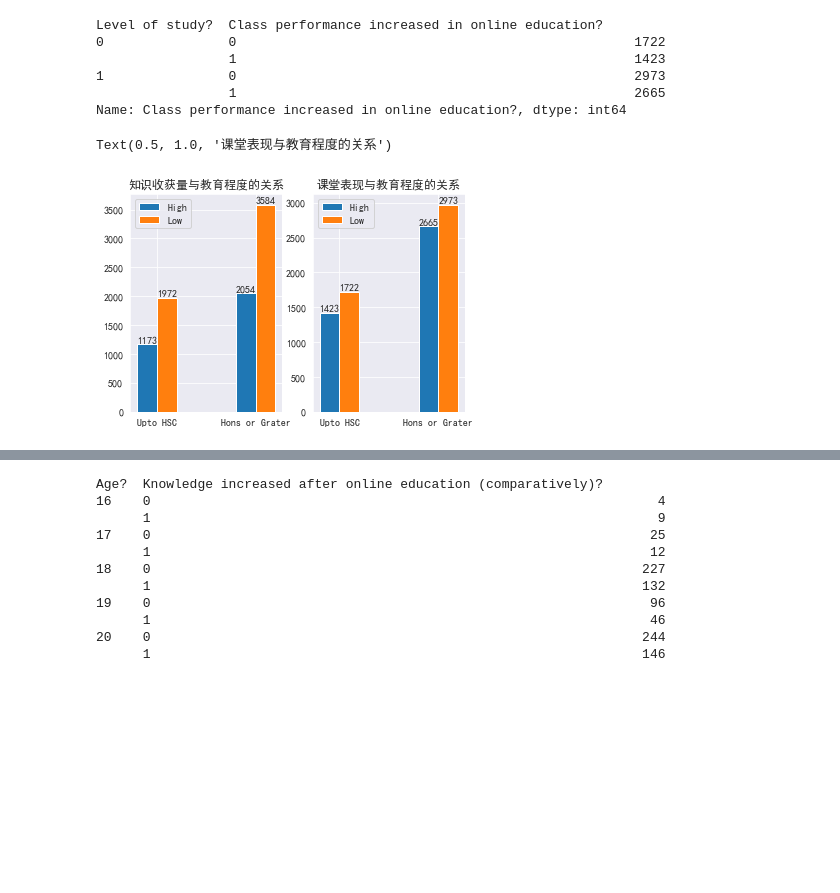
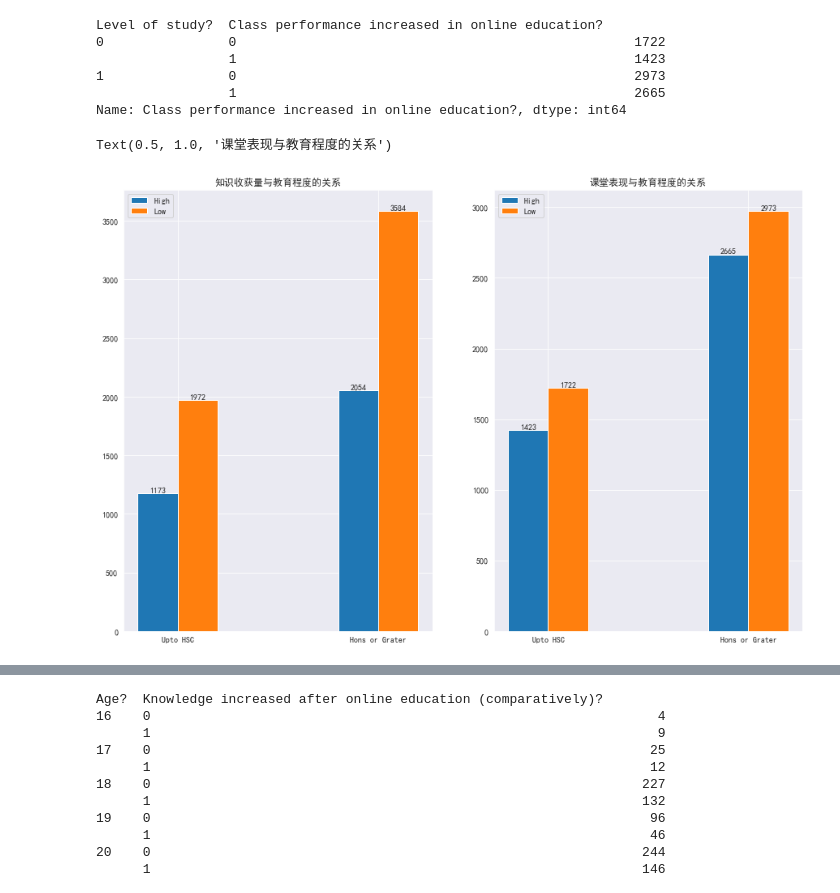
Before and after one commit to TakanashiXny/Introduction-of-DaSE, a Jupyter notebook: final/final2.ipynb, the cells around one changed output, grey strips where cells are left out. Drawn from its saved outputs; the diff is of its cells as text; code cells hidden in the pictures; blank space fills up the shorter version.

```diff
--- a/final/final2.ipynb
+++ b/final/final2.ipynb
@@ -348,6 +348,7 @@ Level of study?  Class performance increased in online education?
                  1                                                   2665
 Name: Class performance increased in online education?, dtype: int64
 # %%
+plt.figure(figsize=(15, 10))
 plt.subplot(121)
 High = [Levelk[0][1], Levelk[1][1]]
 Low = [Levelk[0][0], Levelk[1][0]]
@@ -357,31 +358,31 @@ width = 0.2
 x = np.arange(2)
 plt.bar(x, High, width=width, label='High')
 for i in range(2):
     plt.text(x[i], High[i], High[i], va='bottom', ha='center')
 plt.bar(x+width, Low, width=width, label='Low')
 for i in range(2):
     plt.text(x[i]+width, Low[i], Low[i], va='bottom', ha='center')
 plt.xticks(x+width/2, labels=level_study)
 plt.legend()
 plt.title("知识收获量与教育程度的关系")
 
 
 plt.subplot(122)
 High = [Levelc[0][1], Levelc[1][1]]
 Low = [Levelc[0][0], Levelc[1][0]]
 
 
 width = 0.2
 x = np.arange(2)
 plt.bar(x, High, width=width, label='High')
 for i in range(2):
     plt.text(x[i], High[i], High[i], va='bottom', ha='center')
 plt.bar(x+width, Low, width=width, label='Low')
 for i in range(2):
     plt.text(x[i]+width, Low[i], Low[i], va='bottom', ha='center')
 plt.xticks(x+width/2, labels=level_study)
 plt.legend()
 plt.title("课堂表现与教育程度的关系")
 # %% [output]
 Text(0.5, 1.0, '课堂表现与教育程度的关系')
-[figure, old version]
+[figure, new version]
```
Also changed, not shown: parts of 58 cells of this notebook.
